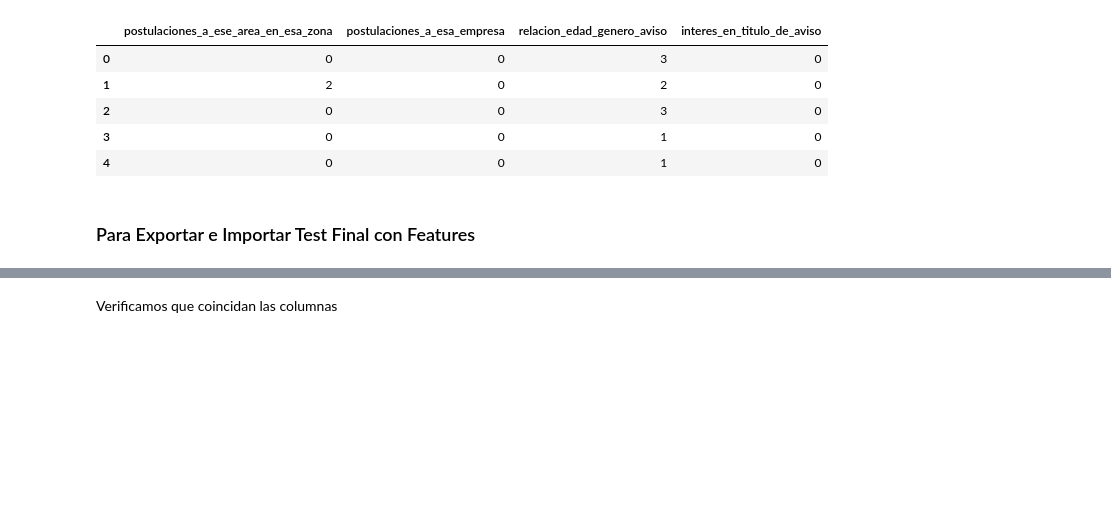
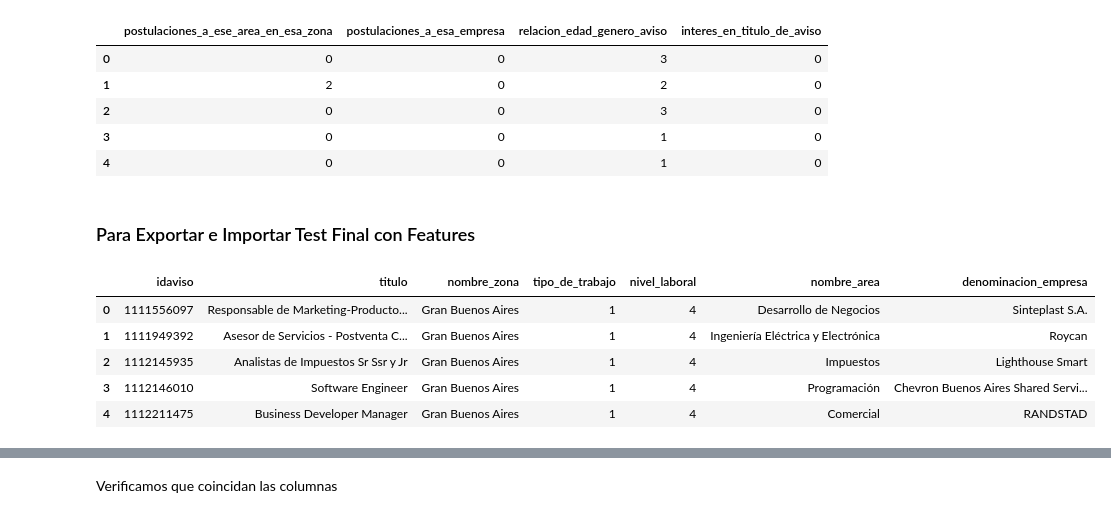
Before and after one commit to Andivisciglio/TP2-OrganizacionDeDatos-Grupo28, a Jupyter notebook: TP2.ipynb, the cells around one changed output, grey strips where cells are left out. Saved outputs shown, nothing was run; the diff lists cells and outputs as text; code cells hidden in the pictures; blank space fills up the shorter version.

```diff
--- a/TP2.ipynb
+++ b/TP2.ipynb
@@ -1092,6 +1100,15 @@ test_final_df.to_csv('test_final_con_features_df.csv')
 # %%
 test_final_df = pd.read_csv('test_final_con_features_df.csv')
 test_final_df.drop('Unnamed: 0',1,inplace=True)
+# %%
+avisos_detalle_filtrados_df.head()
+# %% [output]
+|  | idaviso | titulo | nombre_zona | tipo_de_trabajo | nivel_laboral | nombre_area | denominacion_empresa |
+| 0 | 1111556097 | Responsable de Marketing-Producto... | Gran Buenos Aires | 1 | 4 | Desarrollo de Negocios | Sinteplast S.A. |
+| 1 | 1111949392 | Asesor de Servicios - Postventa C... | Gran Buenos Aires | 1 | 4 | Ingeniería Eléctrica y Electrónica | Roycan |
+| 2 | 1112145935 | Analistas de Impuestos Sr Ssr y Jr | Gran Buenos Aires | 1 | 4 | Impuestos | Lighthouse Smart |
+| 3 | 1112146010 | Software Engineer | Gran Buenos Aires | 1 | 4 | Programación | Chevron Buenos Aires Shared Servi... |
+| 4 | 1112211475 | Business Developer Manager | Gran Buenos Aires | 1 | 4 | Comercial | RANDSTAD |
 # %%
 test_final_df.drop(['idpostulante','idaviso','id'],1,inplace=True)
 # %%
```
Also changed, not shown: parts of 15 cells of this notebook.
